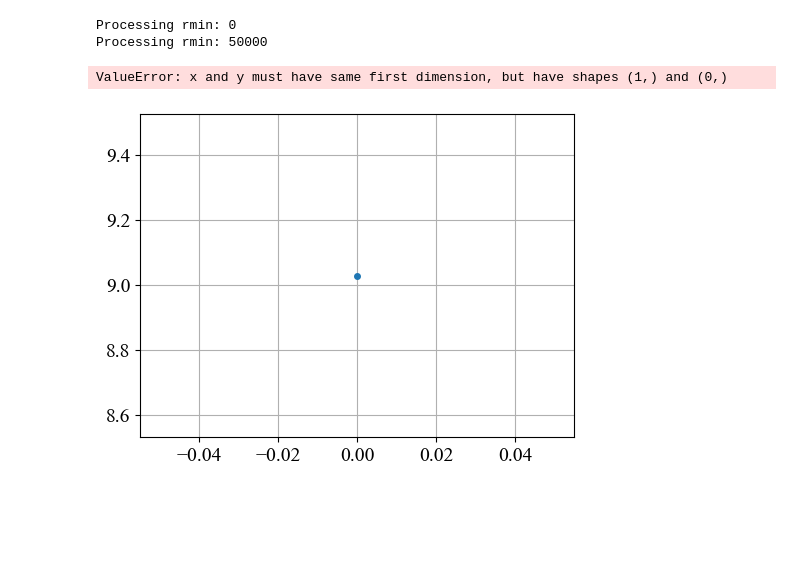
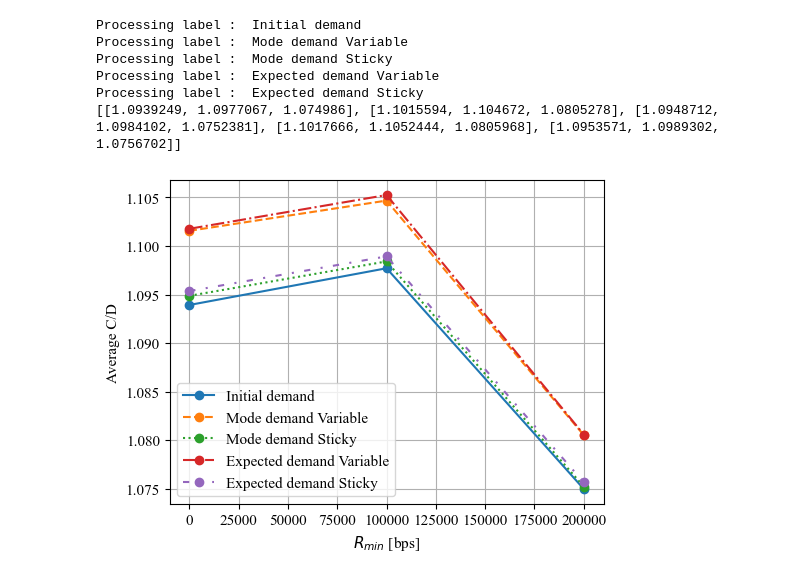
Before and after one commit to AppelEater/P10masters, a Jupyter notebook: visualizers/visualize_results_of_optimization.ipynb, the cells around one changed output. Drawn from its saved outputs; the diff is of its cells as text; code cells hidden in the pictures; blank space fills up the shorter version.

Commit message:
Changed readme and added some plots.

```diff
--- a/visualizers/visualize_results_of_optimization.ipynb
+++ b/visualizers/visualize_results_of_optimization.ipynb
@@ -14,9 +18,9 @@ plt.rcParams['font.serif'] = [
 ]
 plt.rcParams['axes.grid'] = True
 # 3. Set the global font size:
-plt.rcParams['font.size'] = 14  # change this number to taste
+plt.rcParams['font.size'] = 11  # change this number to taste
 
 # 4. (Optional) Adjust axes titles and labels separately if you like:
-plt.rcParams['axes.titlesize'] = 14
-plt.rcParams['axes.labelsize'] = 14
+plt.rcParams['axes.titlesize'] = 11
+plt.rcParams['axes.labelsize'] = 11
 # %%
@@ -85,34 +76,49 @@ df
 # %%
 sticky_transitions = jnp.array([[1-0.7, 0.7],
                                          [0.3, 1-0.3]])
 
 variable_transitions = jnp.array([[1-0.07, 0.07],
                                  [0.03, 1-0.03 ]])
 
+linestyles = ["-", "--", ":", "-.", (0, (3, 5, 1, 5))]
 
 fig = plt.figure(figsize=(5.6, 4.2))
 
+rmins = df["rmin"].unique()
+
+init = []
+
 # Lets first plot without demand, transitions
-for rmin in config["rmin"]:
-    print(f"Processing rmin: {rmin}")
+for idx, label in enumerate(labels):
+    print("Processing label : ", label)
+
 
     # Extract the for only the default version, that uses intial demands as the prediction
-    df_default = df[(df["rmin"] == rmin )& (df["label"] == "Initial demand")]
+    df_in_label = df[df["label"] == label]
+
+    average_for_rmin = []
 
 
+    for rmin in df_in_label["rmin"].unique():
+        # Average the avg_CD across iterations
+        averageCD  =  df_in_label[(df_in_label["rmin"] == rmin) & (df_in_label["O"] == 2)]["avg_CD"].to_numpy()
+        #print(averageCD)
+        average_for_rmin.append(np.mean(averageCD))
 
-    # Plot the average capacity to demand ratio
-    plt.plot(rmin, df_default["avg_CD"],
-             label=f"rmin = {rmin}",
-             marker='o',
-             linestyle='-',
-             markersize=4,
-             linewidth=1.5)
+    init.append(average_for_rmin)
 
-plt.xlabel("Average capacity to demand ratio")
-plt.ylabel("Average capacity / Demand")
+    plt.plot(rmins, average_for_rmin, marker='o', label=label, linestyle=linestyles[idx])
+
+plt.legend()
+plt.xlabel("$R_{min}$ [bps]")
+plt.ylabel("Average C/D")
+plt.savefig("avg_CD_sweep_results.pdf")
+print(init)
 # %% [output]
-Processing rmin: 0
-Processing rmin: 50000
+Processing label :  Initial demand
+Processing label :  Mode demand Variable
+Processing label :  Mode demand Sticky
+Processing label :  Expected demand Variable
+Processing label :  Expected demand Sticky
+[[1.0939249, 1.0977067, 1.074986], [1.1015594, 1.104672, 1.0805278], [1.0948712, 1.0984102, 1.0752381], [1.1017666, 1.1052444, 1.0805968], [1.0953571, 1.0989302, 1.0756702]]
-ValueError: x and y must have same first dimension, but have shapes (1,) and (0,)
-[figure, old version]
+[figure, new version]
```
Also changed, not shown: parts of 25 cells of this notebook, 1 other file.
